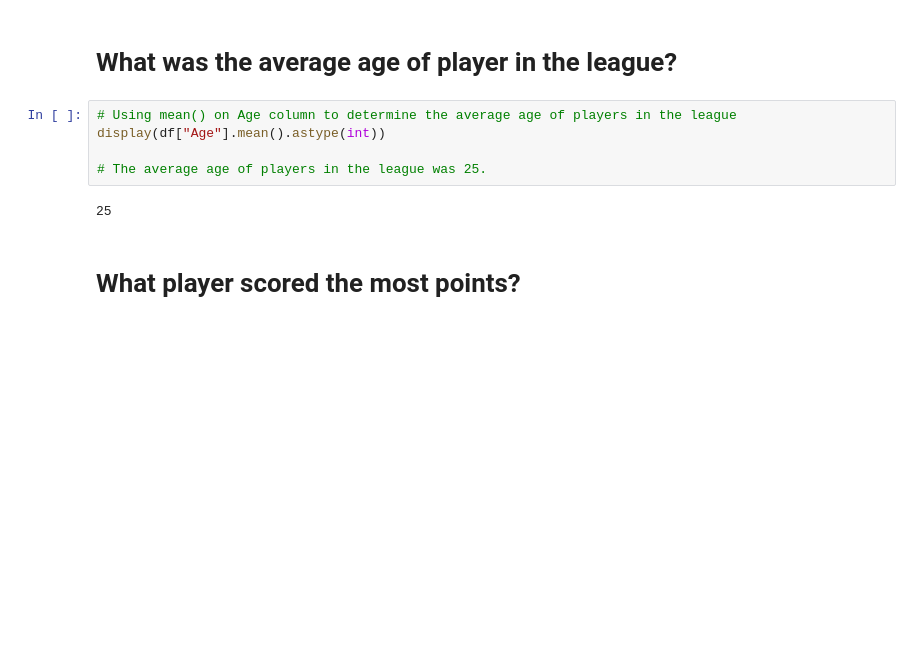
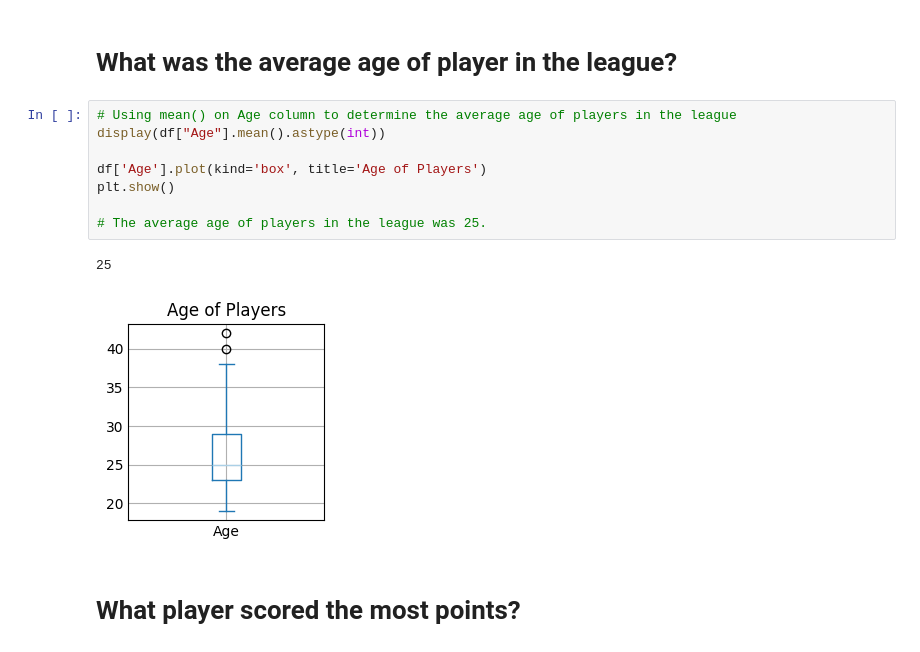
Before and after one commit to TroyFleming/nba-pandas-analysis, a Jupyter notebook: NBA Regular Season 2018-19 Data Challenge.ipynb, the cells around one changed output. Cells and saved outputs as stored; diff of their text form; blank space fills up the shorter version.

Commit message:
add matplotlib charts

```diff
--- a/NBA Regular Season 2018-19 Data Challenge.ipynb
+++ b/NBA Regular Season 2018-19 Data Challenge.ipynb
@@ -51,10 +51,14 @@ VORP
 # %%
 # Using mean() on Age column to determine the average age of players in the league
 display(df["Age"].mean().astype(int))
 
+df['Age'].plot(kind='box', title='Age of Players')
+plt.show()
+
 # The average age of players in the league was 25.
 # %% [output]
 25
+[figure, added]
 # %% [markdown]
 # What player scored the most points?
 # %%
```
Also changed, not shown: parts of 2 cells of this notebook.
